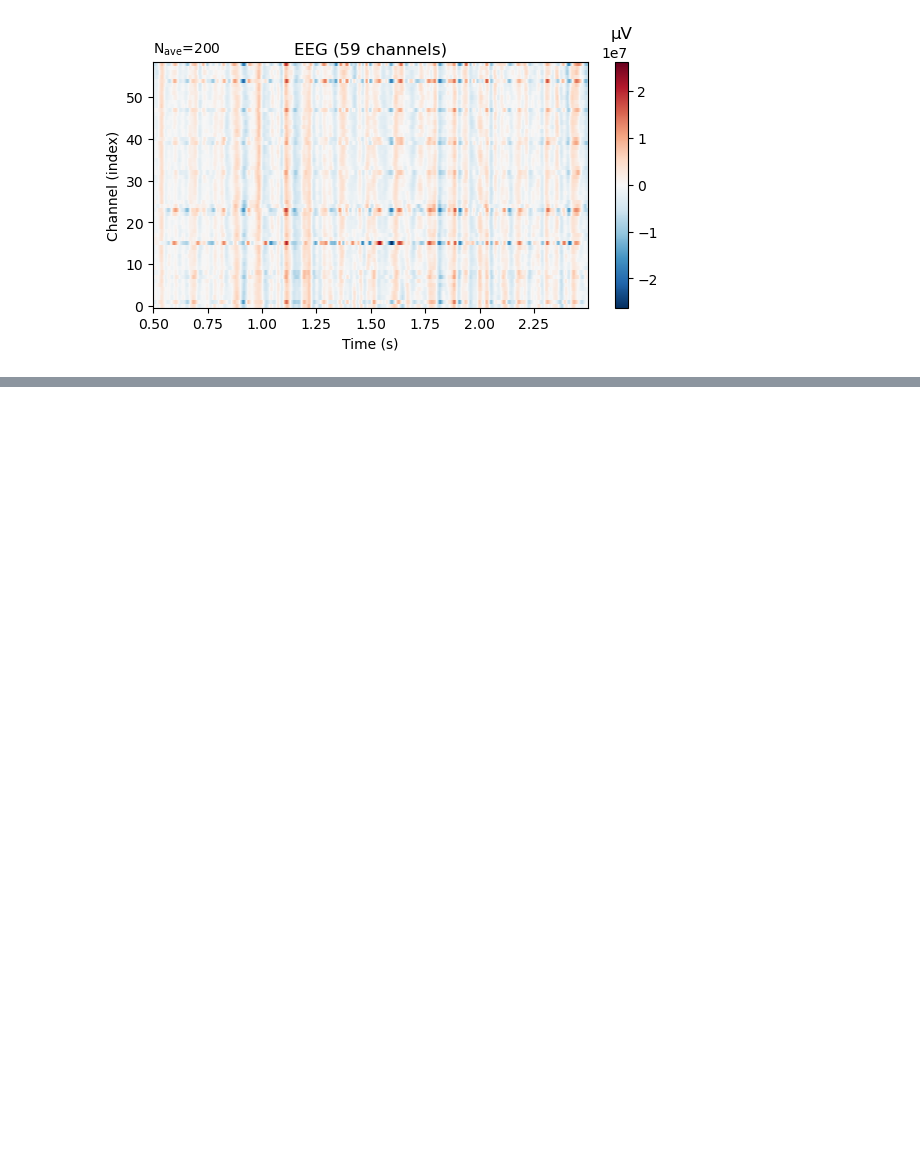
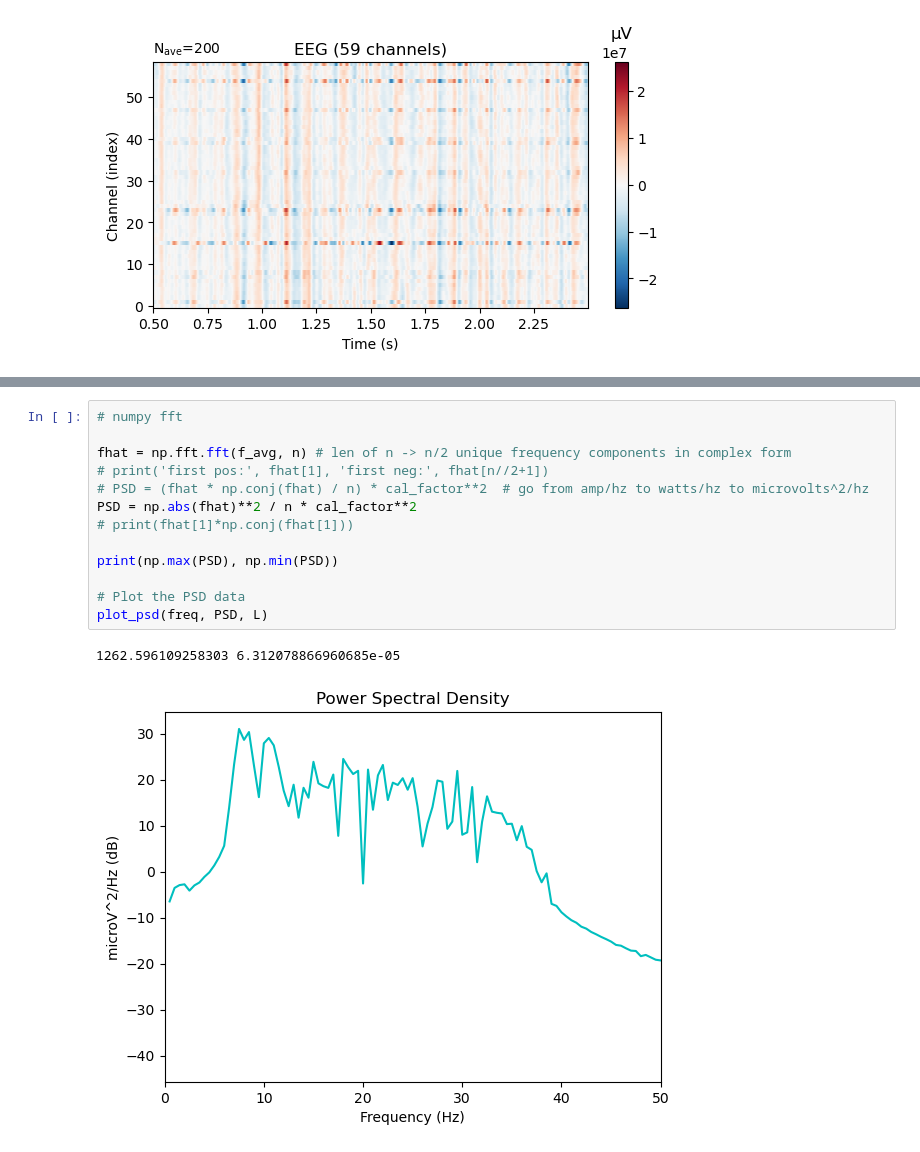
Before and after one commit to anmutechsupport/Energy-Efficient-Decoding-of-EEG-Motor-Imagery-using-Spiking-Legendre-Memory-Units, a Jupyter notebook: preprocessing.ipynb, the cells around one changed output, grey strips where cells are left out. Saved outputs shown, nothing was run; the diff lists cells and outputs as text; blank space fills up the shorter version.

```diff
--- a/preprocessing.ipynb
+++ b/preprocessing.ipynb
@@ -387,0 +411,16 @@ plt.show()
+# %%
+# numpy fft
+
+fhat = np.fft.fft(f_avg, n) # len of n -> n/2 unique frequency components in complex form
+# print('first pos:', fhat[1], 'first neg:', fhat[n//2+1])
+# PSD = (fhat * np.conj(fhat) / n) * cal_factor**2  # go from amp/hz to watts/hz to microvolts^2/hz
+PSD = np.abs(fhat)**2 / n * cal_factor**2
+# print(fhat[1]*np.conj(fhat[1]))
+
+print(np.max(PSD), np.min(PSD))
+
+# Plot the PSD data
+plot_psd(freq, PSD, L)
+# %% [output]
+1262.596109258303 6.312078866960685e-05
+[figure, added]
```
Also changed, not shown: parts of 5 cells of this notebook.
